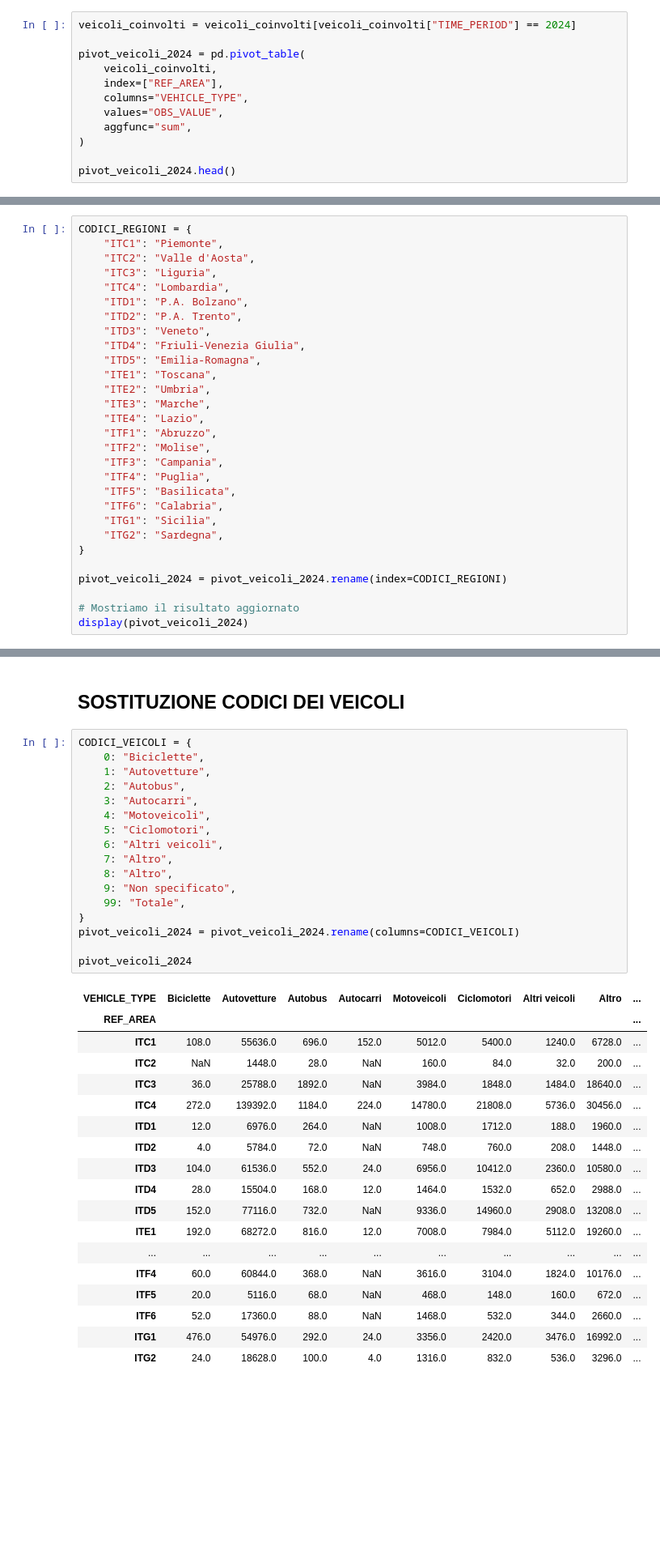
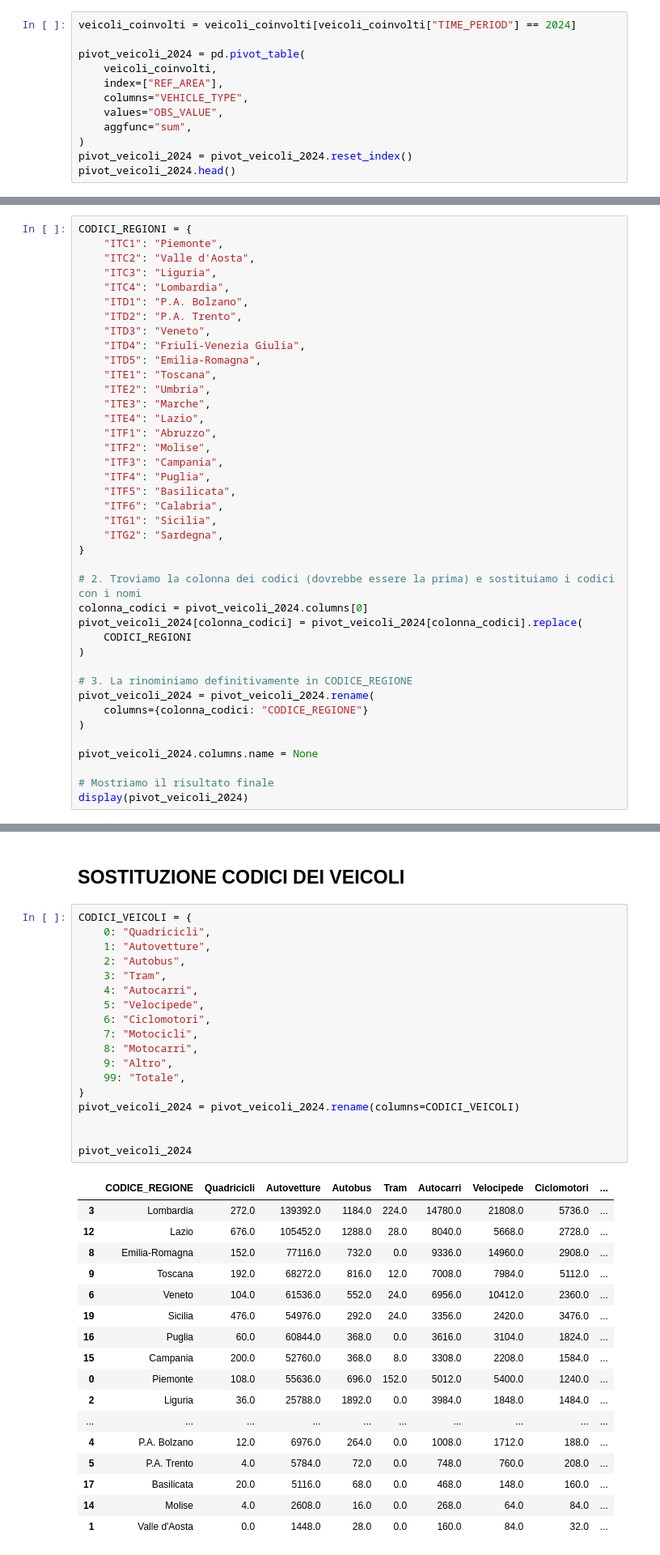
Before and after one commit to SamueleGrossano/Final-Project---Grossano-Samuele, a Jupyter notebook: data/Final Project - Samuele Grossano/Notebook_veicoli_Final_Project.ipynb, the cells around one changed output, grey strips where cells are left out. Shown at 81% size. Cells and saved outputs as stored; diff of their text form; blank space fills up the shorter version.

```diff
--- a/data/Final Project - Samuele Grossano/Notebook_veicoli_Final_Project.ipynb
+++ b/data/Final Project - Samuele Grossano/Notebook_veicoli_Final_Project.ipynb
@@ -119,6 +119,6 @@ pivot_veicoli_2024 = pd.pivot_table(
     values="OBS_VALUE",
     aggfunc="sum",
 )
-
+pivot_veicoli_2024 = pivot_veicoli_2024.reset_index()
 pivot_veicoli_2024.head()
 # %% [output]
@@ -157,8 +156,19 @@ CODICI_REGIONI = {
     "ITG2": "Sardegna",
 }
 
-pivot_veicoli_2024 = pivot_veicoli_2024.rename(index=CODICI_REGIONI)
+# 2. Troviamo la colonna dei codici (dovrebbe essere la prima) e sostituiamo i codici con i nomi
+colonna_codici = pivot_veicoli_2024.columns[0]
+pivot_veicoli_2024[colonna_codici] = pivot_veicoli_2024[colonna_codici].replace(
+    CODICI_REGIONI
+)
 
-# Mostriamo il risultato aggiornato
+# 3. La rinominiamo definitivamente in CODICE_REGIONE
+pivot_veicoli_2024 = pivot_veicoli_2024.rename(
+    columns={colonna_codici: "CODICE_REGIONE"}
+)
+
+pivot_veicoli_2024.columns.name = None
+
+# Mostriamo il risultato finale
 display(pivot_veicoli_2024)
 # %% [output]
@@ -185,40 +194,40 @@ display(pivot_veicoli_2024)
 -----------------------------------
 # %%
 CODICI_VEICOLI = {
-    0: "Biciclette",
+    0: "Quadricicli",
     1: "Autovetture",
     2: "Autobus",
-    3: "Autocarri",
-    4: "Motoveicoli",
-    5: "Ciclomotori",
-    6: "Altri veicoli",
-    7: "Altro",
-    8: "Altro",
-    9: "Non specificato",
+    3: "Tram",
+    4: "Autocarri",
+    5: "Velocipede",
+    6: "Ciclomotori",
+    7: "Motocicli",
+    8: "Motocarri",
+    9: "Altro",
     99: "Totale",
 }
 pivot_veicoli_2024 = pivot_veicoli_2024.rename(columns=CODICI_VEICOLI)
 
+
 pivot_veicoli_2024
 # %% [output]
-| VEHICLE_TYPE | Biciclette | Autovetture | Autobus | Autocarri | Motoveicoli | Ciclomotori | Altri veicoli | Altro | ... |
-| REF_AREA |  |  |  |  |  |  |  |  | ... |
-| ITC1 | 108.0 | 55636.0 | 696.0 | 152.0 | 5012.0 | 5400.0 | 1240.0 | 6728.0 | ... |
-| ITC2 | NaN | 1448.0 | 28.0 | NaN | 160.0 | 84.0 | 32.0 | 200.0 | ... |
-| ITC3 | 36.0 | 25788.0 | 1892.0 | NaN | 3984.0 | 1848.0 | 1484.0 | 18640.0 | ... |
-| ITC4 | 272.0 | 139392.0 | 1184.0 | 224.0 | 14780.0 | 21808.0 | 5736.0 | 30456.0 | ... |
-| ITD1 | 12.0 | 6976.0 | 264.0 | NaN | 1008.0 | 1712.0 | 188.0 | 1960.0 | ... |
-| ITD2 | 4.0 | 5784.0 | 72.0 | NaN | 748.0 | 760.0 | 208.0 | 1448.0 | ... |
-| ITD3 | 104.0 | 61536.0 | 552.0 | 24.0 | 6956.0 | 10412.0 | 2360.0 | 10580.0 | ... |
-| ITD4 | 28.0 | 15504.0 | 168.0 | 12.0 | 1464.0 | 1532.0 | 652.0 | 2988.0 | ... |
-| ITD5 | 152.0 | 77116.0 | 732.0 | NaN | 9336.0 | 14960.0 | 2908.0 | 13208.0 | ... |
-| ITE1 | 192.0 | 68272.0 | 816.0 | 12.0 | 7008.0 | 7984.0 | 5112.0 | 19260.0 | ... |
+|  | CODICE_REGIONE | Quadricicli | Autovetture | Autobus | Tram | Autocarri | Velocipede | Ciclomotori | ... |
+| 3 | Lombardia | 272.0 | 139392.0 | 1184.0 | 224.0 | 14780.0 | 21808.0 | 5736.0 | ... |
+| 12 | Lazio | 676.0 | 105452.0 | 1288.0 | 28.0 | 8040.0 | 5668.0 | 2728.0 | ... |
+| 8 | Emilia-Romagna | 152.0 | 77116.0 | 732.0 | 0.0 | 9336.0 | 14960.0 | 2908.0 | ... |
+| 9 | Toscana | 192.0 | 68272.0 | 816.0 | 12.0 | 7008.0 | 7984.0 | 5112.0 | ... |
+| 6 | Veneto | 104.0 | 61536.0 | 552.0 | 24.0 | 6956.0 | 10412.0 | 2360.0 | ... |
+| 19 | Sicilia | 476.0 | 54976.0 | 292.0 | 24.0 | 3356.0 | 2420.0 | 3476.0 | ... |
+| 16 | Puglia | 60.0 | 60844.0 | 368.0 | 0.0 | 3616.0 | 3104.0 | 1824.0 | ... |
+| 15 | Campania | 200.0 | 52760.0 | 368.0 | 8.0 | 3308.0 | 2208.0 | 1584.0 | ... |
+| 0 | Piemonte | 108.0 | 55636.0 | 696.0 | 152.0 | 5012.0 | 5400.0 | 1240.0 | ... |
+| 2 | Liguria | 36.0 | 25788.0 | 1892.0 | 0.0 | 3984.0 | 1848.0 | 1484.0 | ... |
 | ... | ... | ... | ... | ... | ... | ... | ... | ... | ... |
-| ITF4 | 60.0 | 60844.0 | 368.0 | NaN | 3616.0 | 3104.0 | 1824.0 | 10176.0 | ... |
-| ITF5 | 20.0 | 5116.0 | 68.0 | NaN | 468.0 | 148.0 | 160.0 | 672.0 | ... |
-| ITF6 | 52.0 | 17360.0 | 88.0 | NaN | 1468.0 | 532.0 | 344.0 | 2660.0 | ... |
-| ITG1 | 476.0 | 54976.0 | 292.0 | 24.0 | 3356.0 | 2420.0 | 3476.0 | 16992.0 | ... |
-| ITG2 | 24.0 | 18628.0 | 100.0 | 4.0 | 1316.0 | 832.0 | 536.0 | 3296.0 | ... |
+| 4 | P.A. Bolzano | 12.0 | 6976.0 | 264.0 | 0.0 | 1008.0 | 1712.0 | 188.0 | ... |
+| 5 | P.A. Trento | 4.0 | 5784.0 | 72.0 | 0.0 | 748.0 | 760.0 | 208.0 | ... |
+| 17 | Basilicata | 20.0 | 5116.0 | 68.0 | 0.0 | 468.0 | 148.0 | 160.0 | ... |
+| 14 | Molise | 4.0 | 2608.0 | 16.0 | 0.0 | 268.0 | 64.0 | 84.0 | ... |
+| 1 | Valle d'Aosta | 0.0 | 1448.0 | 28.0 | 0.0 | 160.0 | 84.0 | 32.0 | ... |
 # %% [markdown]
 **SOSTITUZIONE NaN**
 --------------------
```
Also changed, not shown: parts of 3 cells of this notebook, 10 other files.
